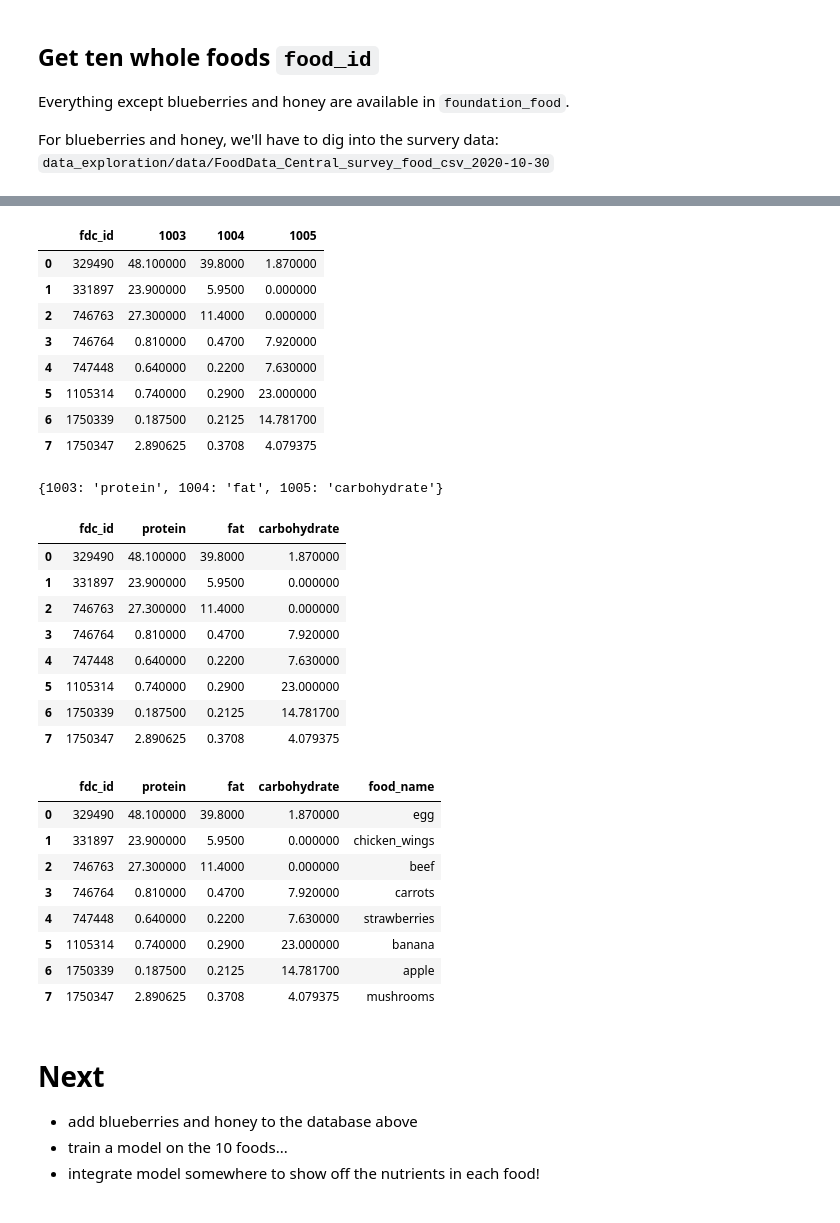
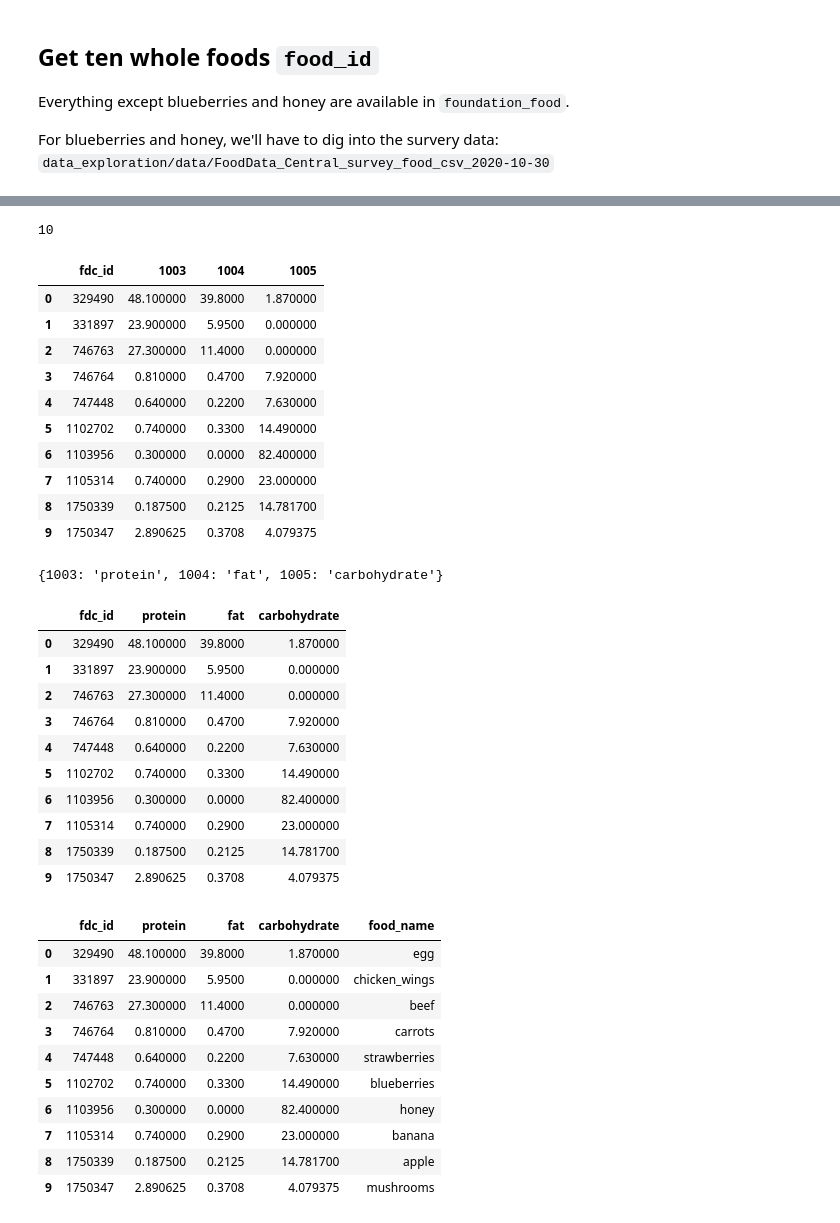
Before and after one commit to mrdbourke/nutrify, a Jupyter notebook: data_exploration/usda_food_data_exploration.ipynb, the cells around one changed output, grey strips where cells are left out. Saved outputs shown, nothing was run; the diff lists cells and outputs as text; code cells hidden in the pictures.

Commit message:
food blueberries and honey

```diff
--- a/data_exploration/usda_food_data_exploration.ipynb
+++ b/data_exploration/usda_food_data_exploration.ipynb
@@ -608,7 +566,8 @@ list(eight_whole_foods_id_map.keys())
 # %%
 # Find nutrition for eight whole foods
-eight_whole_foods_df = food_nutrient[(food_nutrient["fdc_id"].isin(list(eight_whole_foods_id_map.keys()))) & (food_nutrient["nutrient_id"].isin(list(target_nutrient_dict.keys())))][["fdc_id", "nutrient_id", "amount"]]
-eight_whole_foods_df
+target_whole_foods_df = food_nutrient[(food_nutrient["fdc_id"].isin(list(whole_foods_id_map.keys()))) & \
+    (food_nutrient["nutrient_id"].isin(list(target_nutrient_dict.keys())))][["fdc_id", "nutrient_id", "amount"]]
+target_whole_foods_df
 # %% [output]
 |  | fdc_id | nutrient_id | amount |
 | 34265 | 329490 | 1004 | 39.800000 |
@@ -630,7 +589,7 @@ eight_whole_foods_df
 # %%
 # Pivot the table to how we want it
-eight_whole_foods_df = eight_whole_foods_df.pivot_table("amount", "fdc_id", "nutrient_id")
-eight_whole_foods_df
+target_whole_foods_df = target_whole_foods_df.pivot_table("amount", "fdc_id", "nutrient_id")
+target_whole_foods_df
 # %% [output]
 | nutrient_id | 1003 | 1004 | 1005 |
 | fdc_id |  |  |  |
@@ -642,9 +603,13 @@ eight_whole_foods_df
 | 1105314 | 0.740000 | 0.2900 | 23.000000 |
 | 1750339 | 0.187500 | 0.2125 | 14.781700 |
 | 1750347 | 2.890625 | 0.3708 | 4.079375 |
+# %%
+len(whole_foods_id_map)
+# %% [output]
+10
 # %%
-eight_whole_foods_df = eight_whole_foods_df.reset_index(drop=False).rename_axis(None, axis=1)
-eight_whole_foods_df
+target_whole_foods_df = target_whole_foods_df.reset_index(drop=False).rename_axis(None, axis=1)
+target_whole_foods_df
 # %% [output]
 |  | fdc_id | 1003 | 1004 | 1005 |
 | 0 | 329490 | 48.100000 | 39.8000 | 1.870000 |
@@ -652,17 +617,19 @@ eight_whole_foods_df
 | 2 | 746763 | 27.300000 | 11.4000 | 0.000000 |
 | 3 | 746764 | 0.810000 | 0.4700 | 7.920000 |
 | 4 | 747448 | 0.640000 | 0.2200 | 7.630000 |
-| 5 | 1105314 | 0.740000 | 0.2900 | 23.000000 |
-| 6 | 1750339 | 0.187500 | 0.2125 | 14.781700 |
-| 7 | 1750347 | 2.890625 | 0.3708 | 4.079375 |
+| 5 | 1102702 | 0.740000 | 0.3300 | 14.490000 |
+| 6 | 1103956 | 0.300000 | 0.0000 | 82.400000 |
+| 7 | 1105314 | 0.740000 | 0.2900 | 23.000000 |
+| 8 | 1750339 | 0.187500 | 0.2125 | 14.781700 |
+| 9 | 1750347 | 2.890625 | 0.3708 | 4.079375 |
 # %%
 target_nutrient_dict
 # %% [output]
 {1003: 'protein', 1004: 'fat', 1005: 'carbohydrate'}
 # %%
 # Rename columns
-eight_whole_foods_df.rename(columns=target_nutrient_dict, inplace=True)
-eight_whole_foods_df
+target_whole_foods_df.rename(columns=target_nutrient_dict, inplace=True)
+target_whole_foods_df
 # %% [output]
 |  | fdc_id | protein | fat | carbohydrate |
 | 0 | 329490 | 48.100000 | 39.8000 | 1.870000 |
@@ -670,26 +637,24 @@ eight_whole_foods_df
 | 2 | 746763 | 27.300000 | 11.4000 | 0.000000 |
 | 3 | 746764 | 0.810000 | 0.4700 | 7.920000 |
 | 4 | 747448 | 0.640000 | 0.2200 | 7.630000 |
-| 5 | 1105314 | 0.740000 | 0.2900 | 23.000000 |
-| 6 | 1750339 | 0.187500 | 0.2125 | 14.781700 |
-| 7 | 1750347 | 2.890625 | 0.3708 | 4.079375 |
+| 5 | 1102702 | 0.740000 | 0.3300 | 14.490000 |
+| 6 | 1103956 | 0.300000 | 0.0000 | 82.400000 |
+| 7 | 1105314 | 0.740000 | 0.2900 | 23.000000 |
+| 8 | 1750339 | 0.187500 | 0.2125 | 14.781700 |
+| 9 | 1750347 | 2.890625 | 0.3708 | 4.079375 |
 # %%
 # Add food names
-eight_whole_foods_df["food_name"] = eight_whole_foods_df["fdc_id"].map(eight_whole_foods_id_map)
-eight_whole_foods_df
+target_whole_foods_df["food_name"] = target_whole_foods_df["fdc_id"].map(whole_foods_id_map)
+target_whole_foods_df
 # %% [output]
 |  | fdc_id | protein | fat | carbohydrate | food_name |
 | 0 | 329490 | 48.100000 | 39.8000 | 1.870000 | egg |
 | 1 | 331897 | 23.900000 | 5.9500 | 0.000000 | chicken_wings |
 | 2 | 746763 | 27.300000 | 11.4000 | 0.000000 | beef |
 | 3 | 746764 | 0.810000 | 0.4700 | 7.920000 | carrots |
 | 4 | 747448 | 0.640000 | 0.2200 | 7.630000 | strawberries |
-| 5 | 1105314 | 0.740000 | 0.2900 | 23.000000 | banana |
-| 6 | 1750339 | 0.187500 | 0.2125 | 14.781700 | apple |
-| 7 | 1750347 | 2.890625 | 0.3708 | 4.079375 | mushrooms |
+| 5 | 1102702 | 0.740000 | 0.3300 | 14.490000 | blueberries |
+| 6 | 1103956 | 0.300000 | 0.0000 | 82.400000 | honey |
+| 7 | 1105314 | 0.740000 | 0.2900 | 23.000000 | banana |
+| 8 | 1750339 | 0.187500 | 0.2125 | 14.781700 | apple |
+| 9 | 1750347 | 2.890625 | 0.3708 | 4.079375 | mushrooms |
-# %% [markdown]
-# Next
-
-* add blueberries and honey to the database above
-* train a model on the 10 foods...
-* integrate model somewhere to show off the nutrients in each food!
```
Also changed, not shown: parts of 47 cells of this notebook.
